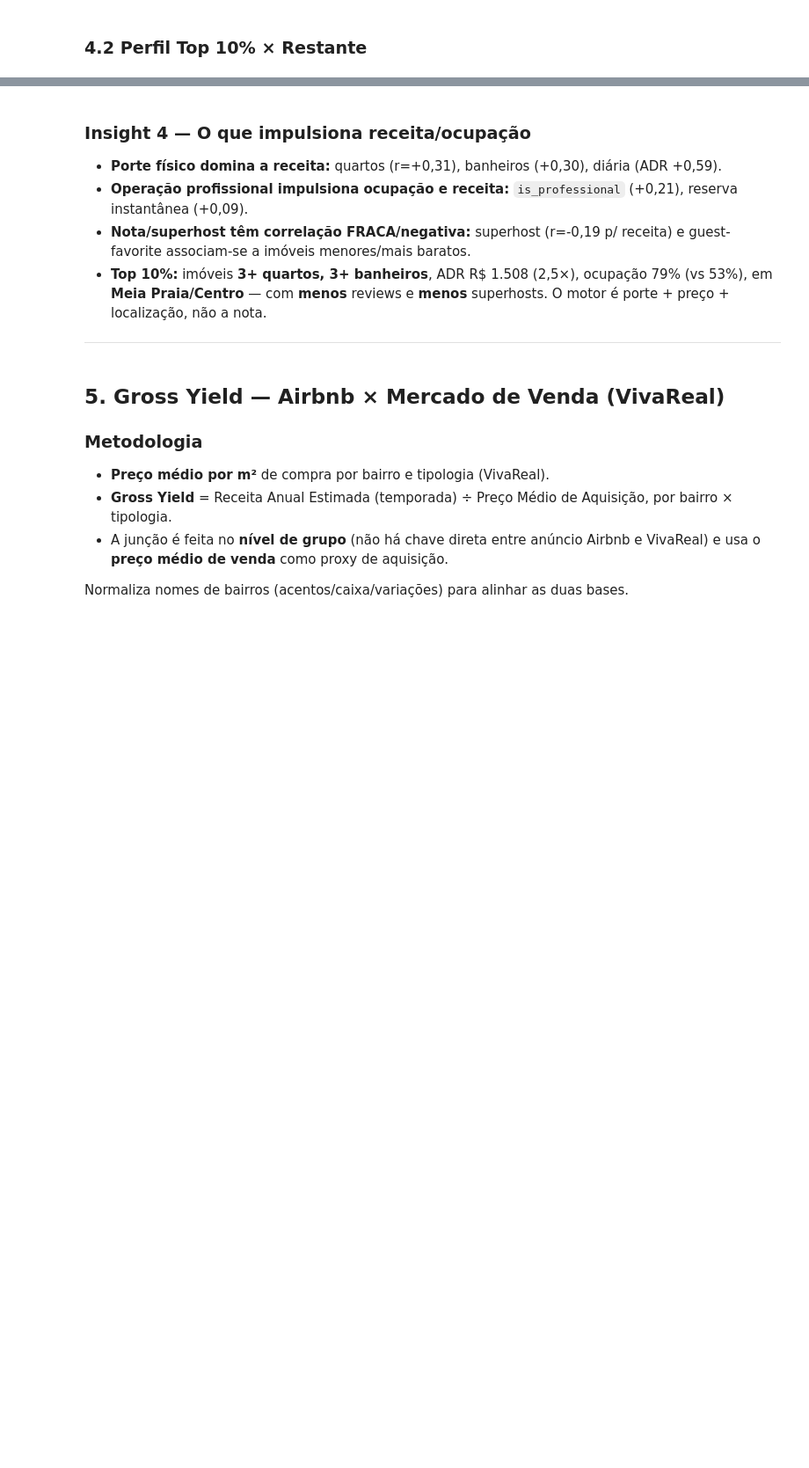
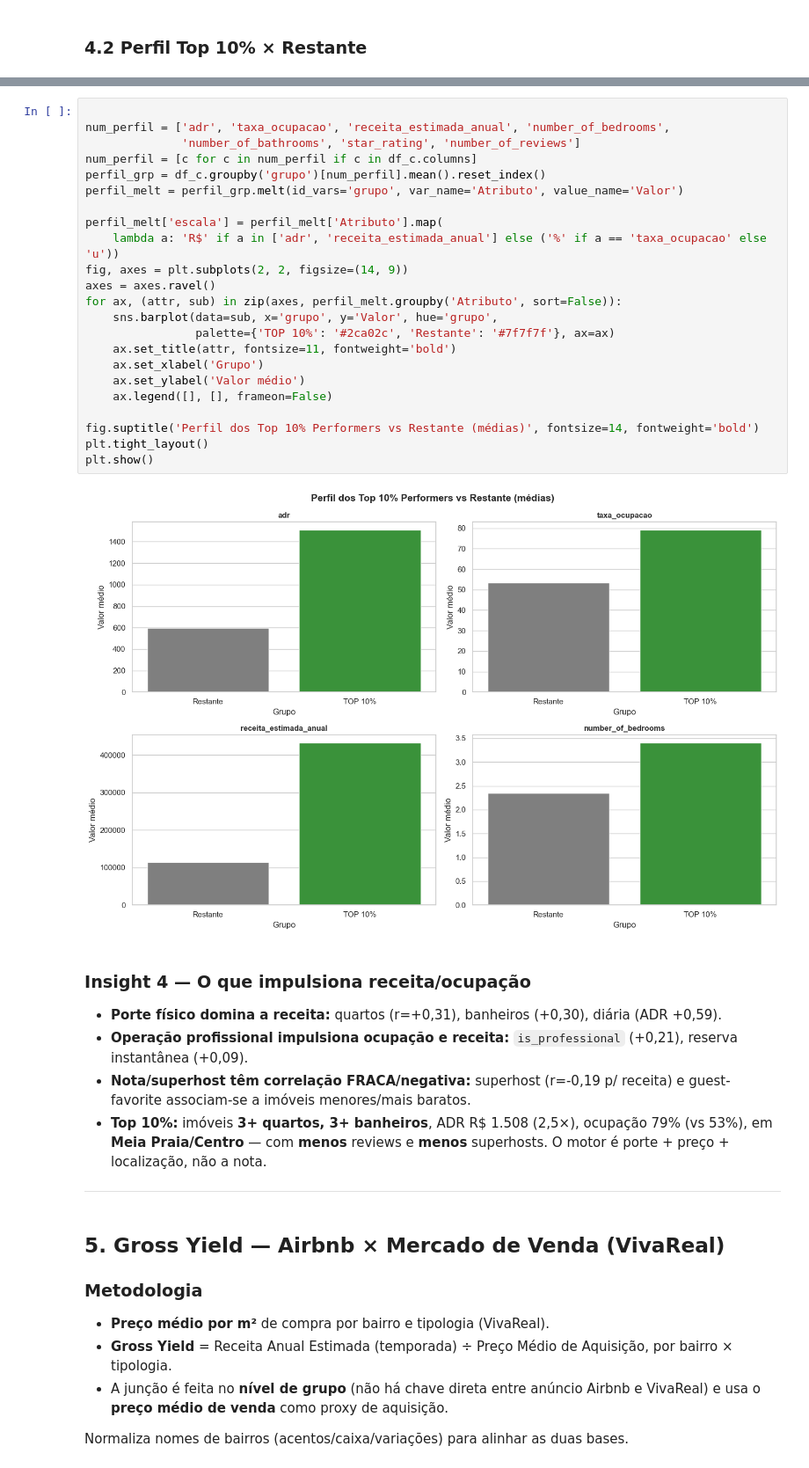
Before and after one commit to way-pds/jovens-talentos-2026-hackathon-data, a Jupyter notebook: analise_itapema.ipynb, the cells around one changed output, grey strips where cells are left out. Shown at 88% size. Drawn from its saved outputs; the diff is of its cells as text; blank space fills up the shorter version.

```diff
--- a/analise_itapema.ipynb
+++ b/analise_itapema.ipynb
@@ -431,3 +662,28 @@ for c in num:
+# %%
+
+num_perfil = ['adr', 'taxa_ocupacao', 'receita_estimada_anual', 'number_of_bedrooms',
+              'number_of_bathrooms', 'star_rating', 'number_of_reviews']
+num_perfil = [c for c in num_perfil if c in df_c.columns]
+perfil_grp = df_c.groupby('grupo')[num_perfil].mean().reset_index()
+perfil_melt = perfil_grp.melt(id_vars='grupo', var_name='Atributo', value_name='Valor')
+
+perfil_melt['escala'] = perfil_melt['Atributo'].map(
+    lambda a: 'R$' if a in ['adr', 'receita_estimada_anual'] else ('%' if a == 'taxa_ocupacao' else 'u'))
+fig, axes = plt.subplots(2, 2, figsize=(14, 9))
+axes = axes.ravel()
+for ax, (attr, sub) in zip(axes, perfil_melt.groupby('Atributo', sort=False)):
+    sns.barplot(data=sub, x='grupo', y='Valor', hue='grupo',
+                palette={'TOP 10%': '#2ca02c', 'Restante': '#7f7f7f'}, ax=ax)
+    ax.set_title(attr, fontsize=11, fontweight='bold')
+    ax.set_xlabel('Grupo')
+    ax.set_ylabel('Valor médio')
+    ax.legend([], [], frameon=False)
+
+fig.suptitle('Perfil dos Top 10% Performers vs Restante (médias)', fontsize=14, fontweight='bold')
+plt.tight_layout()
+plt.show()
+# %% [output]
+[figure, added]
 # %% [markdown]
 ### Insight 4 — O que impulsiona receita/ocupação
 
```
Also changed, not shown: parts of 22 cells of this notebook.
